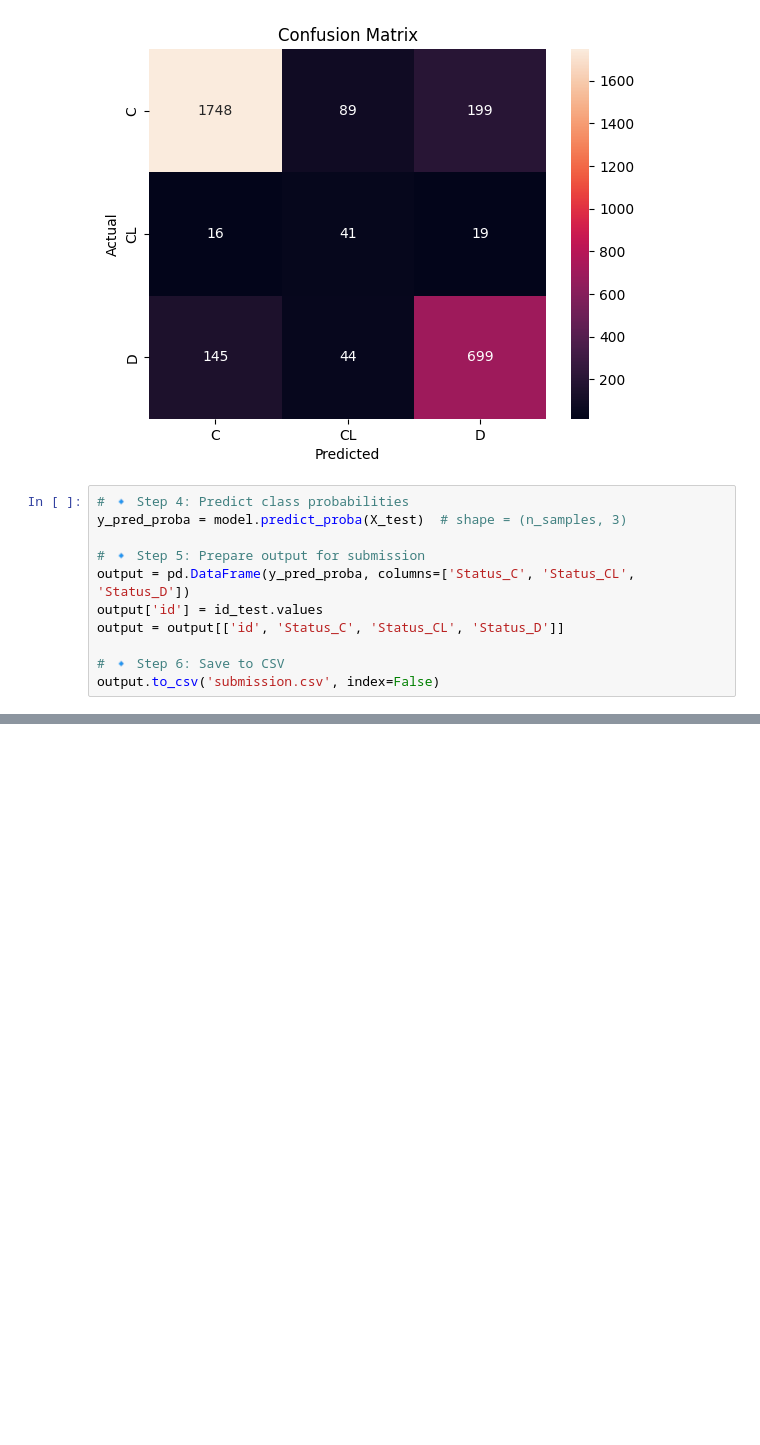
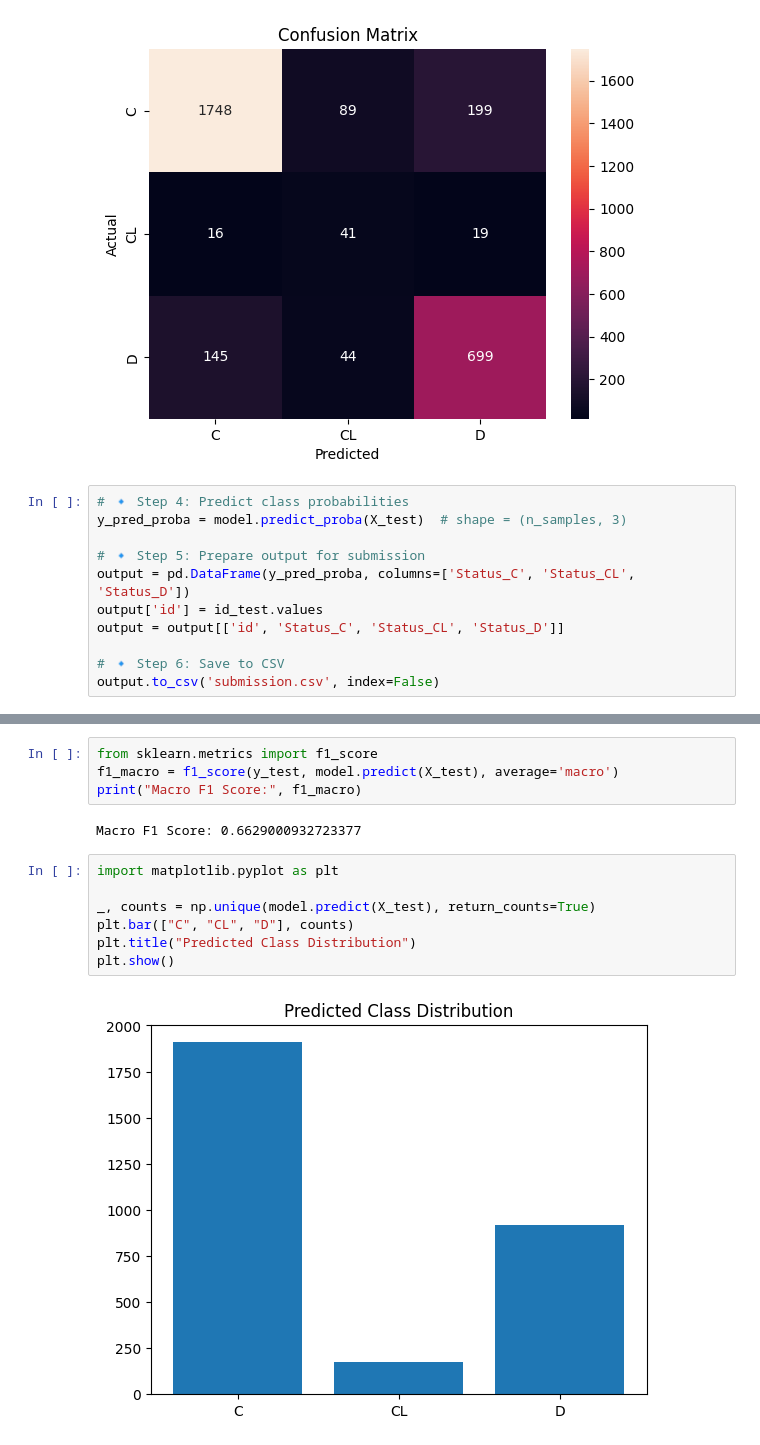
Before and after one commit to mypage-shivangi/Multi-Class-Prediction-of-Cirrhosis-Outcomes, a Jupyter notebook: multi-class-prediction-of-cirrhosis-outcomes.ipynb, the cells around one changed output, grey strips where cells are left out. Cells and saved outputs as stored; diff of their text form; blank space fills up the shorter version.

Commit message:
Kaggle Notebook | Multi-Class Prediction of Cirrhosis Outcomes | Version 2

```diff
--- a/multi-class-prediction-of-cirrhosis-outcomes.ipynb
+++ b/multi-class-prediction-of-cirrhosis-outcomes.ipynb
@@ -431,0 +544,15 @@ output.to_csv('submission.csv', index=False)
+# %%
+from sklearn.metrics import f1_score
+f1_macro = f1_score(y_test, model.predict(X_test), average='macro')
+print("Macro F1 Score:", f1_macro)
+# %% [output]
+Macro F1 Score: 0.6629000932723377
+# %%
+import matplotlib.pyplot as plt
+
+_, counts = np.unique(model.predict(X_test), return_counts=True)
+plt.bar(["C", "CL", "D"], counts)
+plt.title("Predicted Class Distribution")
+plt.show()
+# %% [output]
+[figure, added]
```
Also changed, not shown: parts of 4 cells of this notebook.
